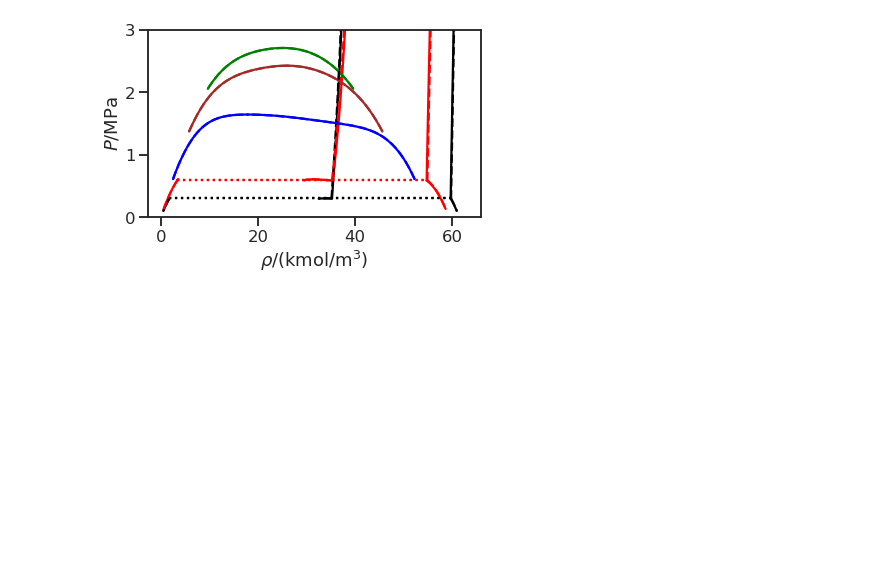
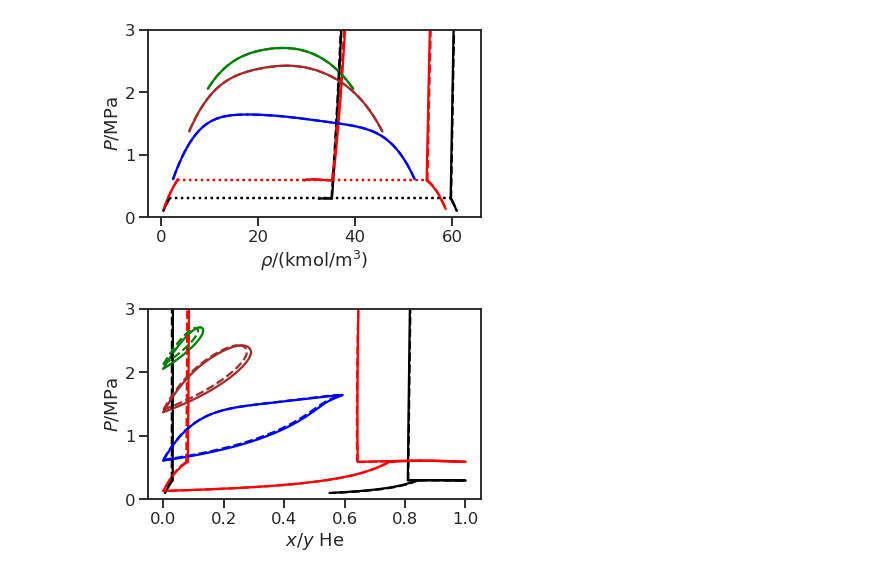
Before and after one commit to thermotools/thermopack, a Jupyter notebook: addon/pyExamples/notebooks/saftvrqmie_hydrogen_neon.ipynb, the cells around one changed output. Cells and saved outputs as stored; diff of their text form; code cells hidden in the pictures; blank space fills up the shorter version.

```diff
--- a/addon/pyExamples/notebooks/saftvrqmie_hydrogen_neon.ipynb
+++ b/addon/pyExamples/notebooks/saftvrqmie_hydrogen_neon.ipynb
@@ -23,6 +23,13 @@ qSAFT_ADD.set_hard_sphere_reference("ADDITIVE",exact_binary_dhs=True, enable_hs_
 qSAFT_ADD_EXTRA = saftvrqmie.saftvrqmie()
 qSAFT_ADD_EXTRA.init("H2,Ne")
 qSAFT_ADD_EXTRA.set_hard_sphere_reference("ADDITIVE",exact_binary_dhs=True, enable_hs_extra=True)
+# Instanciate and init SAFT-VRQ Mie object with additive reference, also including non-additivity correction (Leonard 1970: https://doi.org/10/c66c3g). Use new parameters for neon.
+qSAFT_ADD_EXTRA_fit = saftvrqmie.saftvrqmie()
+qSAFT_ADD_EXTRA_fit.init("H2,Ne")
+qSAFT_ADD_EXTRA_fit.set_hard_sphere_reference("ADDITIVE",exact_binary_dhs=True, enable_hs_extra=True)
+qSAFT_ADD_EXTRA_fit.set_pure_fluid_param(2, 1.0, 2.78670e-10, 4.16523e+01, 6.0, 16.0)
+qSAFT_ADD_EXTRA_fit.redefine_critical_parameters()
+qSAFT_ADD_EXTRA_fit.set_eps_kij(1, 2, 0.09) #0.105
 # %%
 Temperatures = [24.59, 28.00, 34.66, 39.57, 42.50]
 # %%
@@ -91,8 +98,9 @@ def get_isotherms(eos):
         isotherms.append([LLE, L1VE, L2VE, T])
     return isotherms
 # %%
-qSAFT_isot = get_isotherms(eos=qSAFT)
-#qSAFT_ADD_isot = get_isotherms(eos=qSAFT_ADD)
-qSAFT_ADD_EXTRA_isot = get_isotherms(eos=qSAFT_ADD_EXTRA)
+#qSAFT_isot = get_isotherms(eos=qSAFT)
+##qSAFT_ADD_isot = get_isotherms(eos=qSAFT_ADD)
+#qSAFT_ADD_EXTRA_isot = get_isotherms(eos=qSAFT_ADD_EXTRA)
+qSAFT_ADD_EXTRA_fit_isot = get_isotherms(eos=qSAFT_ADD_EXTRA_fit)
 # %% [output]
  Not able to solve for binary XY point
@@ -134,3 +144,14 @@ plt.savefig("h2_ne_p_rho.pdf")
 plt.show()
 # %% [output]
 [figure]
+# %%
+plot_isotherms_pxy(isot=qSAFT_ADD_EXTRA_isot, linestyle="-")
+plot_isotherms_pxy(isot=qSAFT_ADD_EXTRA_fit_isot, linestyle="--")
+plt.ylim([0,3])
+plt.ylabel(r"$P$/MPa")
+plt.xlabel(r"$x/y$ He")
+plt.tight_layout()
+plt.savefig("h2_ne_pxy_fit.pdf")
+plt.show()
+# %% [output]
+[figure, added]
```
Also changed, not shown: parts of 6 cells of this notebook, 1 other file.
